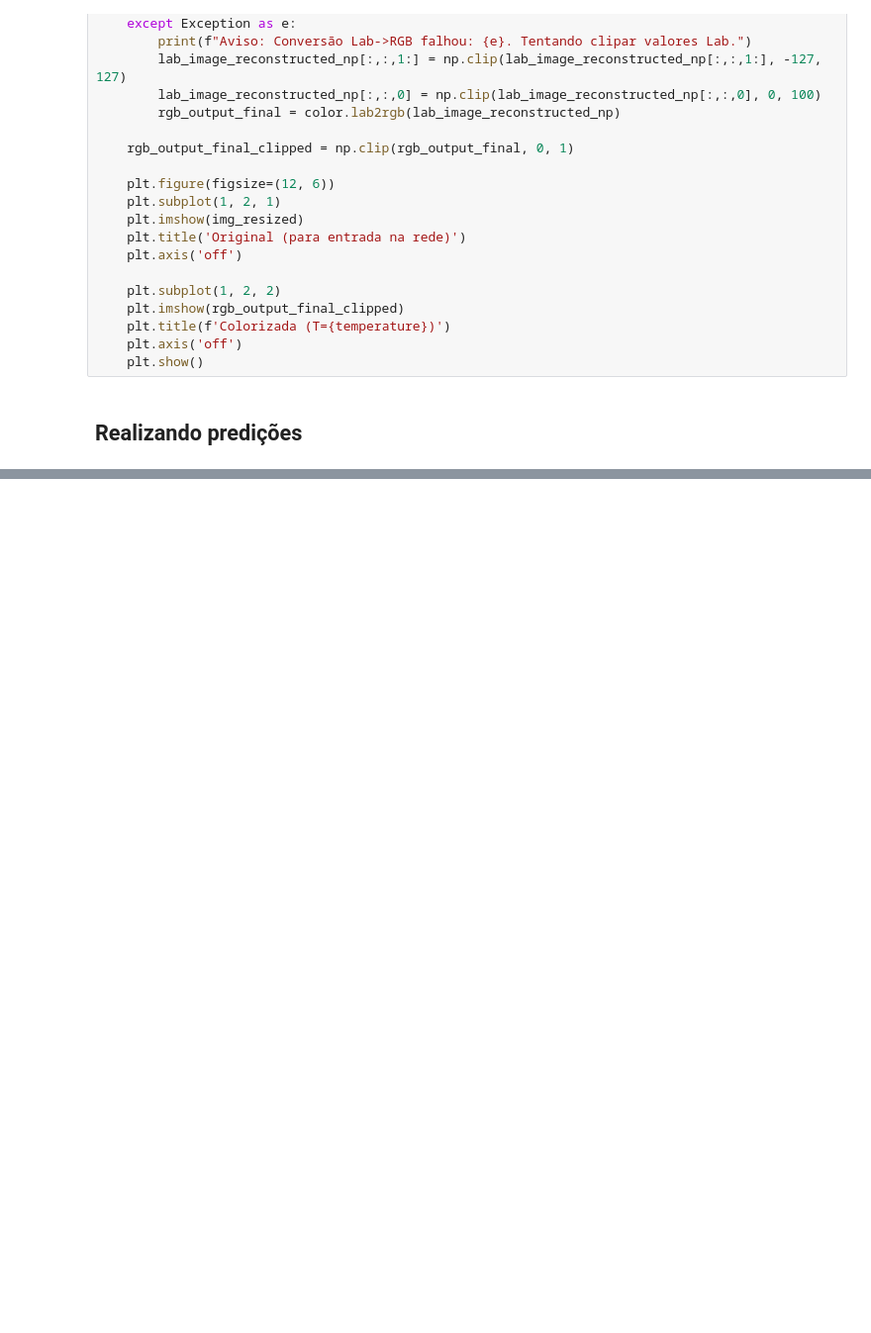
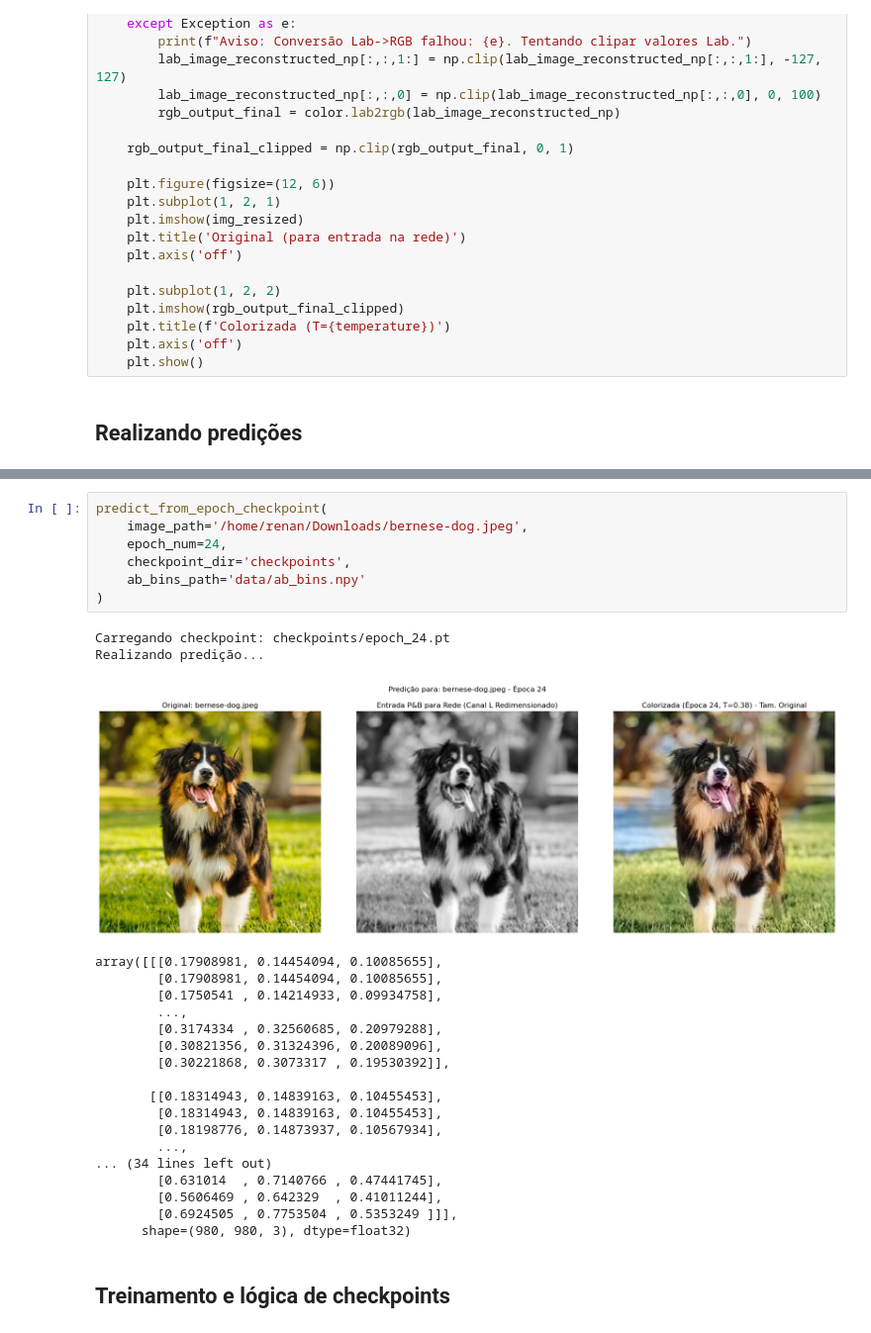
Before and after one commit to renangrothe/colorize, a Jupyter notebook: colorization.ipynb, the cells around one changed output, grey strips where cells are left out. Shown at 99% size. Drawn from its saved outputs; the diff is of its cells as text; blank space fills up the shorter version.

```diff
--- a/colorization.ipynb
+++ b/colorization.ipynb
@@ -654,0 +739,30 @@ array([[[0.892802  , 0.829341  , 0.7373528 ],
+# %%
+predict_from_epoch_checkpoint(
+    image_path='/home/renan/Downloads/bernese-dog.jpeg',
+    epoch_num=24,
+    checkpoint_dir='checkpoints',
+    ab_bins_path='data/ab_bins.npy'
+)
+# %% [output]
+Carregando checkpoint: checkpoints/epoch_24.pt
+Realizando predição...
+[figure, added]
+array([[[0.17908981, 0.14454094, 0.10085655],
+        [0.17908981, 0.14454094, 0.10085655],
+        [0.1750541 , 0.14214933, 0.09934758],
+        ...,
+        [0.3174334 , 0.32560685, 0.20979288],
+        [0.30821356, 0.31324396, 0.20089096],
+        [0.30221868, 0.3073317 , 0.19530392]],
+
+       [[0.18314943, 0.14839163, 0.10455453],
+        [0.18314943, 0.14839163, 0.10455453],
+        [0.18198776, 0.14873937, 0.10567934],
+        ...,
+... (34 lines left out)
+        [0.631014  , 0.7140766 , 0.47441745],
+        [0.5606469 , 0.642329  , 0.41011244],
+        [0.6924505 , 0.7753504 , 0.5353249 ]]],
+      shape=(980, 980, 3), dtype=float32)
+# %% [markdown]
+## Treinamento e lógica de checkpoints
```
Also changed, not shown: parts of 20 cells of this notebook, 4 other files.
